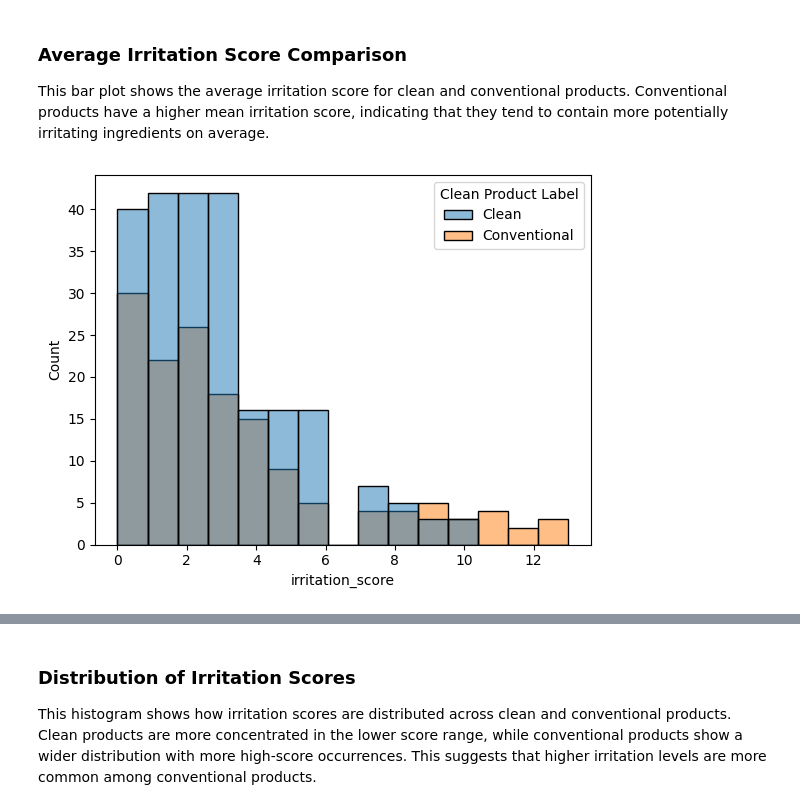
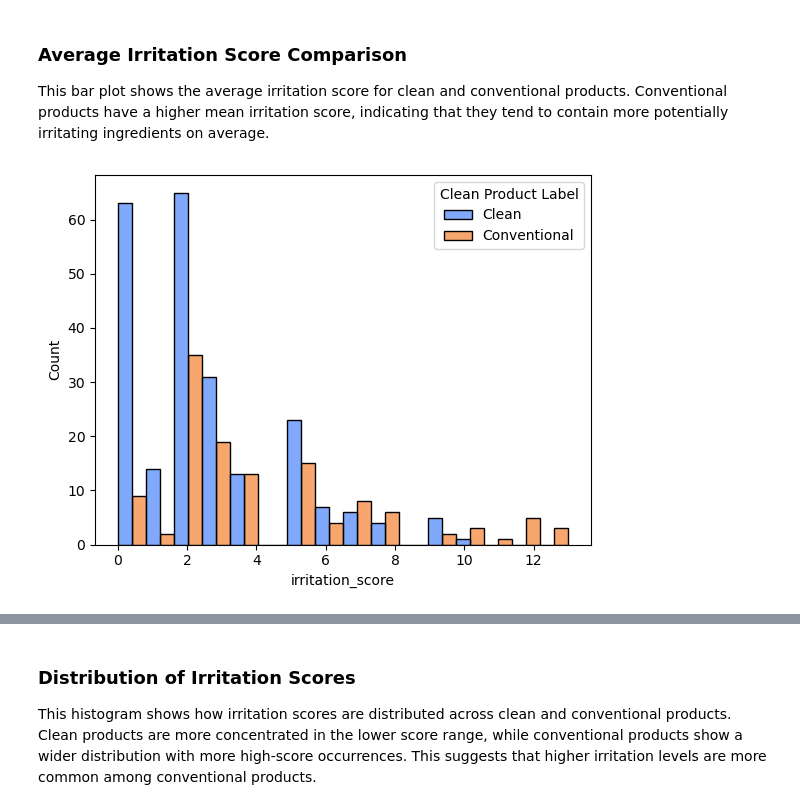
Before and after one commit to lgrefenstein/week-3-project-skincare, a Jupyter notebook: notebooks/final_analysis.ipynb, the cells around one changed output, grey strips where cells are left out. Cells and saved outputs as stored; diff of their text form; code cells hidden in the pictures.

```diff
--- a/notebooks/final_analysis.ipynb
+++ b/notebooks/final_analysis.ipynb
@@ -242,8 +300,8 @@ plt.show()
 ### Average Irritation Score Comparison
 
 This bar plot shows the average irritation score for clean and conventional products. Conventional products have a higher mean irritation score, indicating that they tend to contain more potentially irritating ingredients on average.
-# %%
-sns.histplot(data=df, x="irritation_score", hue="Clean Product Label", bins=15)
-plt.show()
-# %% [output]
-[figure, removed]
+# %%
+sns.histplot(data=df, x="irritation_score", hue="Clean Product Label", multiple="dodge")#bins=15 )
+plt.show()
+# %% [output]
+[figure, added]
```
Also changed, not shown: parts of 27 cells of this notebook, 5 other files.
